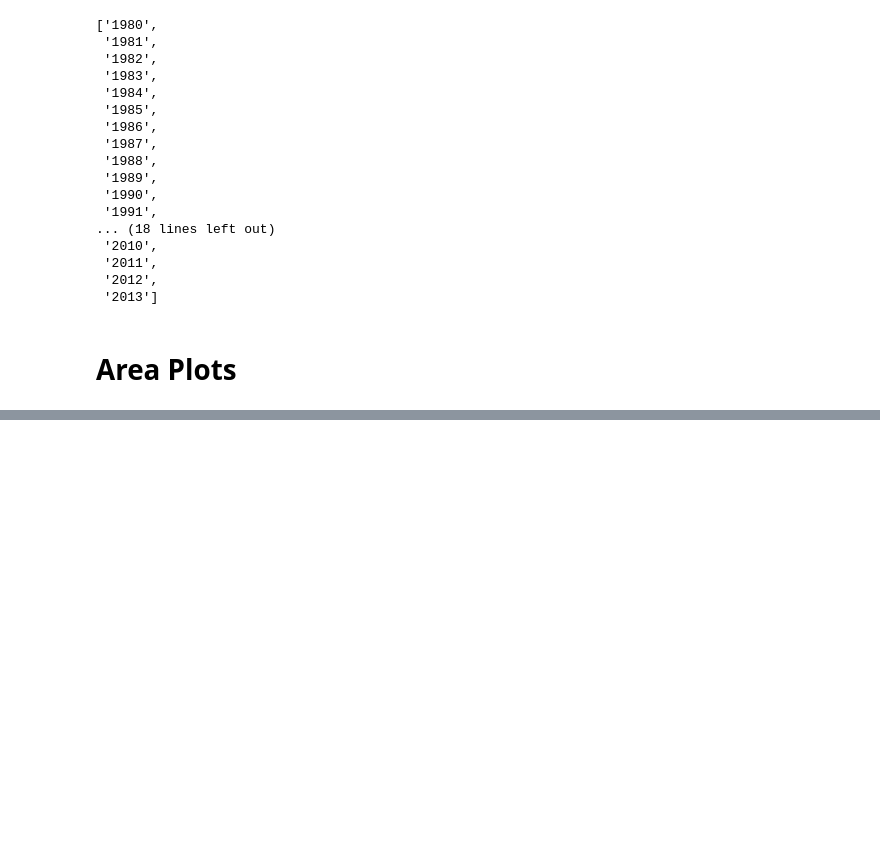
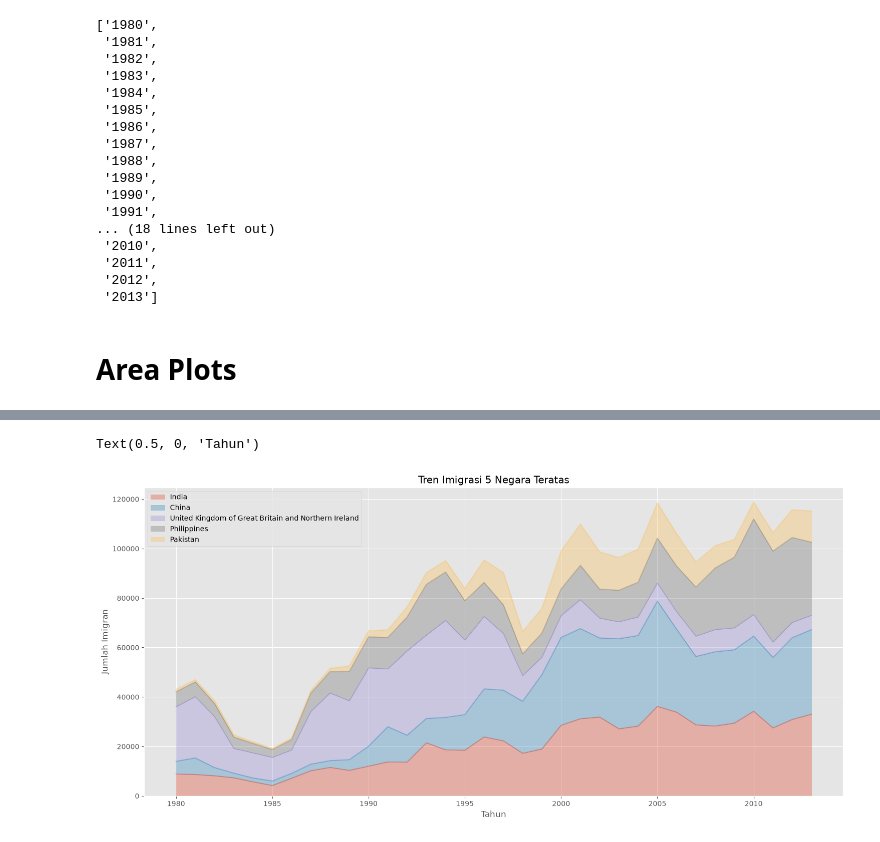
Before and after one commit to jagadhita28/ibm-data-visualization-python, a Jupyter notebook: module-2-basic-specialized-tools/notebooks/01_basic_visualization_tools.ipynb, the cells around one changed output, grey strips where cells are left out. Saved outputs shown, nothing was run; the diff lists cells and outputs as text; code cells hidden in the pictures; blank space fills up the shorter version.

```diff
--- a/module-2-basic-specialized-tools/notebooks/01_basic_visualization_tools.ipynb
+++ b/module-2-basic-specialized-tools/notebooks/01_basic_visualization_tools.ipynb
@@ -113,0 +191,10 @@ In the last module, we created a line plot that visualized the top 5 countries t
+# %%
+# Contoh penggunaan lapisan Artist
+ax = df_top5.plot(kind="area", alpha=0.35, figsize=(18, 8))
+
+ax.set_title("Tren Imigrasi 5 Negara Teratas")
+ax.set_ylabel("Jumlah Imigran")
+ax.set_xlabel("Tahun")
+# %% [output]
+Text(0.5, 0, 'Tahun')
+[figure, added]
```
Also changed, not shown: parts of 14 cells of this notebook, 3 other files.
